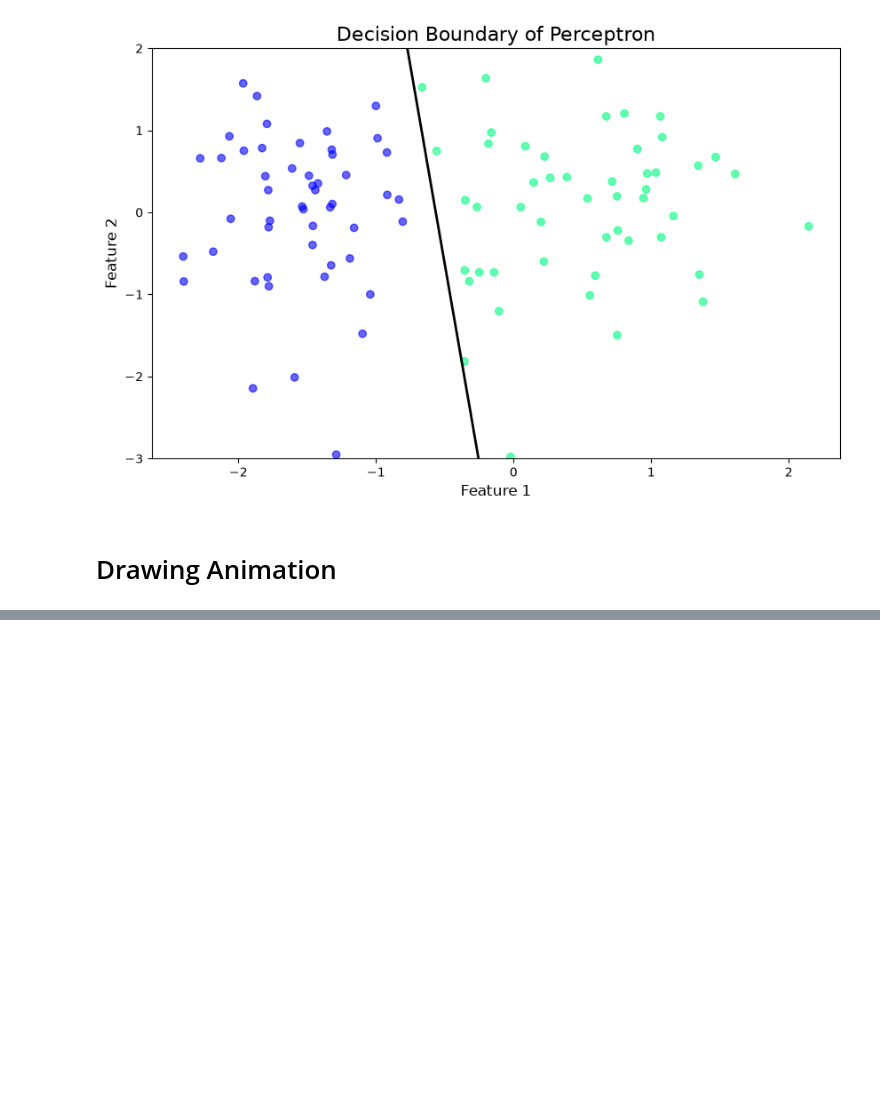
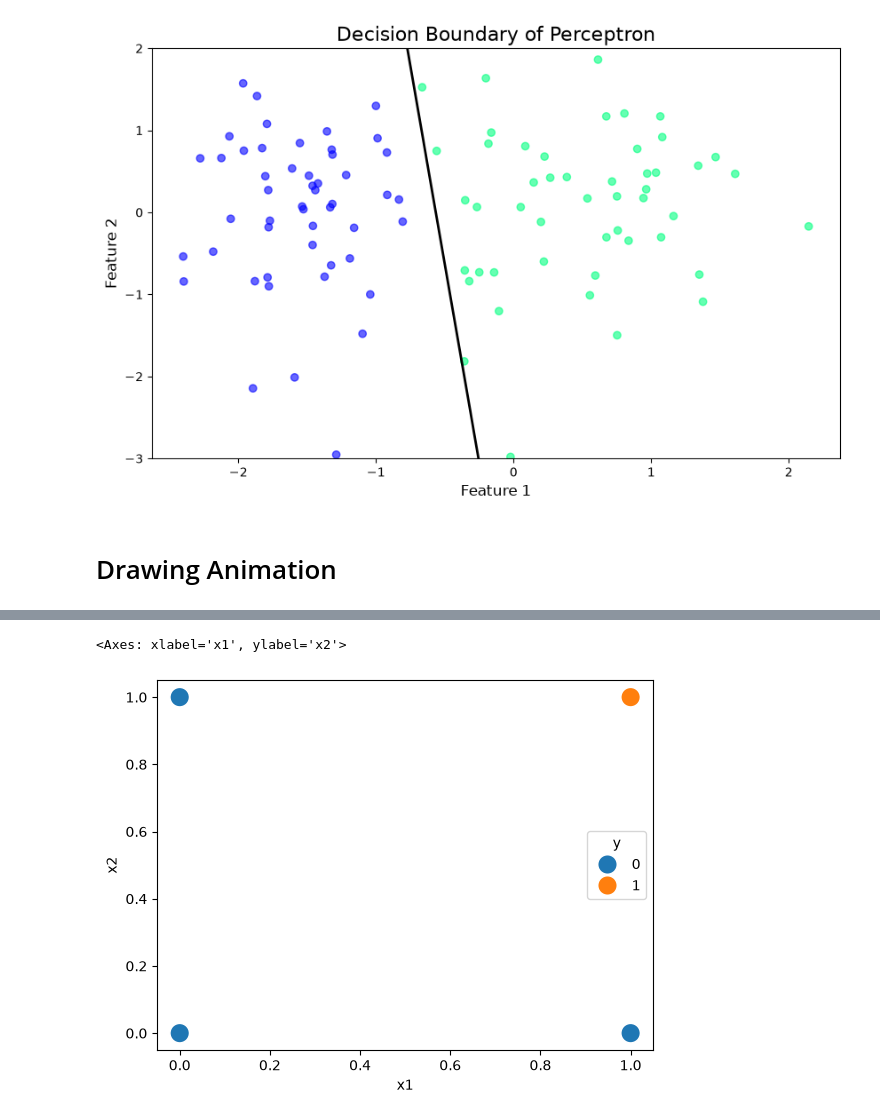
Before and after one commit to Umesh29082003/Deep-Learning, a Jupyter notebook: Perceptron.ipynb, the cells around one changed output, grey strips where cells are left out. Drawn from its saved outputs; the diff is of its cells as text; code cells hidden in the pictures; blank space fills up the shorter version.

```diff
--- a/Perceptron.ipynb
+++ b/Perceptron.ipynb
@@ -187,0 +262,5 @@ AttributeError: 'FuncAnimation' object has no attribute 'show'
+# %%
+sns.scatterplot(data=and_data, x='x1', y='x2', hue=and_data['y'], s=200)
+# %% [output]
+<Axes: xlabel='x1', ylabel='x2'>
+[figure, added]
```
Also changed, not shown: parts of 19 cells of this notebook.
